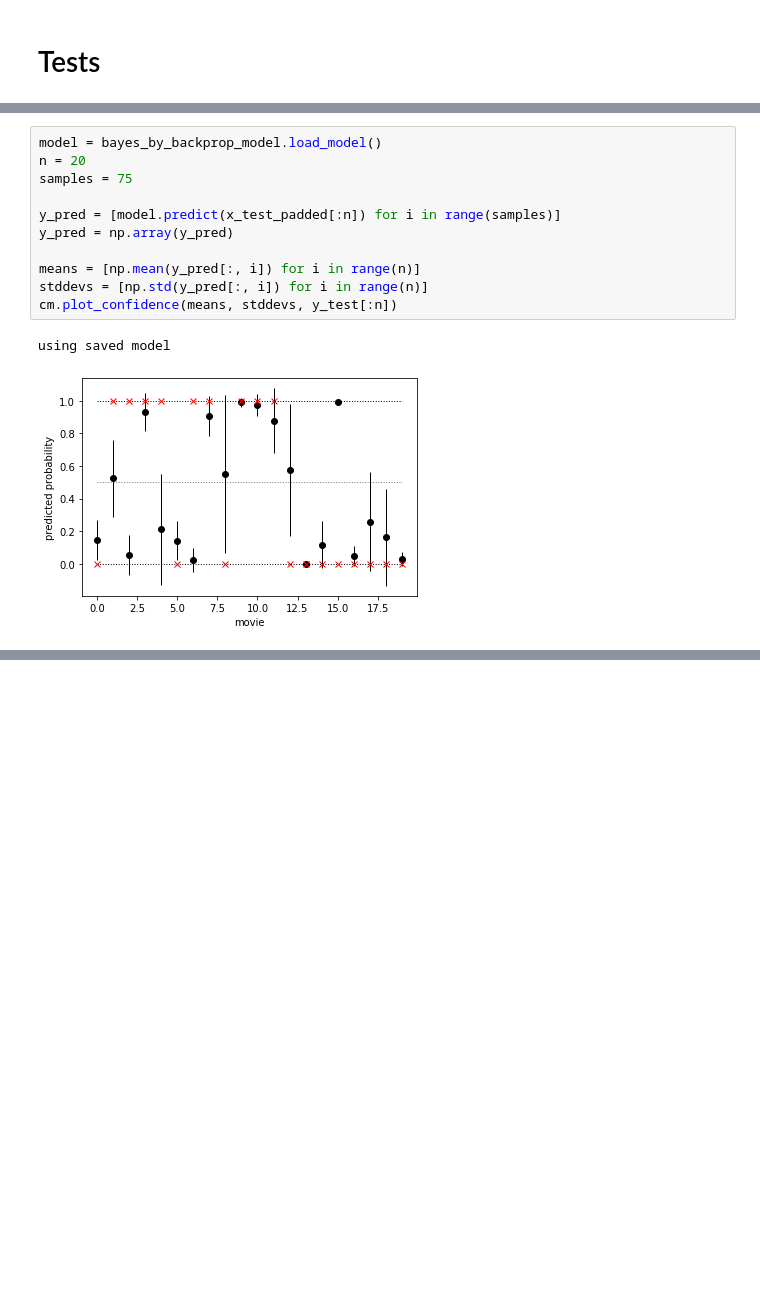
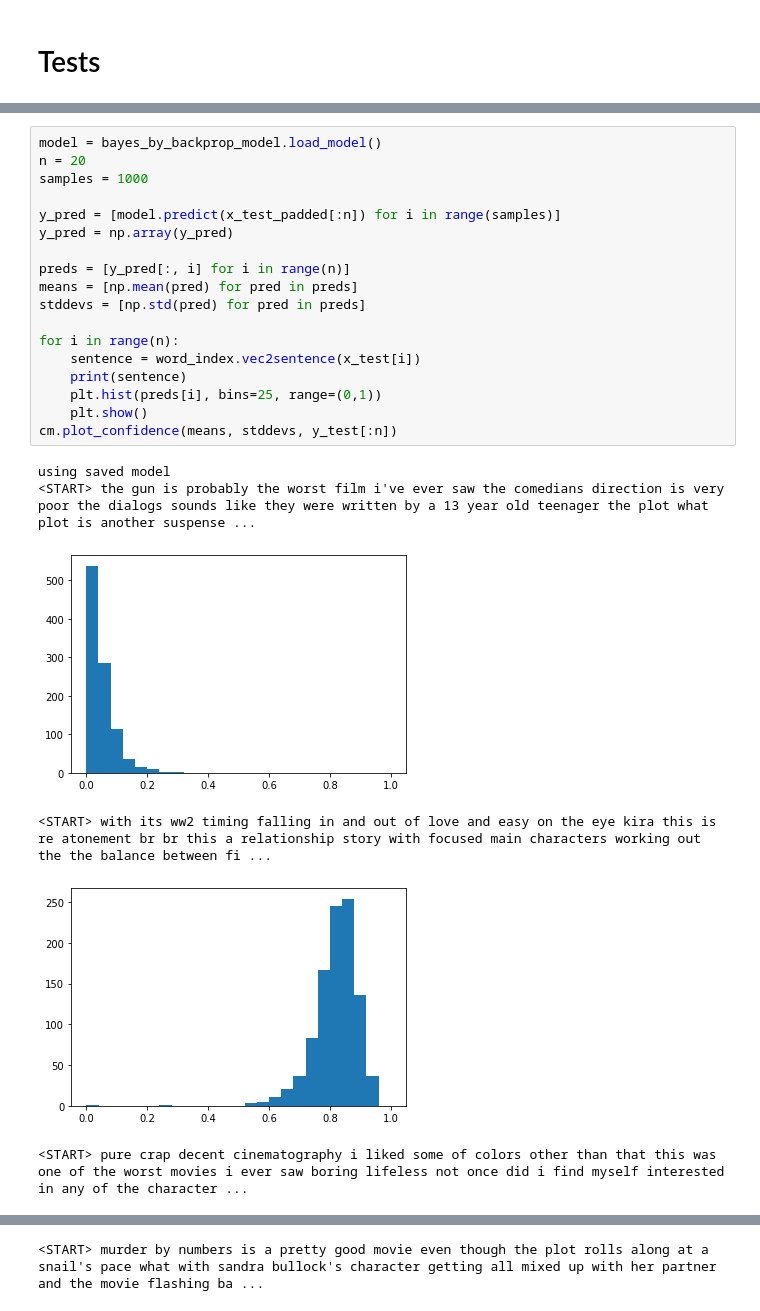
Before and after one commit to tom-schoener/ml-probability, a Jupyter notebook: bayesian_nlp/bnn/bayes_by_backprop.ipynb, the cells around one changed output, grey strips where cells are left out. Saved outputs shown, nothing was run; the diff lists cells and outputs as text; blank space fills up the shorter version.

```diff
--- a/bayesian_nlp/bnn/bayes_by_backprop.ipynb
+++ b/bayesian_nlp/bnn/bayes_by_backprop.ipynb
@@ -161,14 +164,25 @@ Test accuracy: 83.53%
 # %%
 model = bayes_by_backprop_model.load_model()
 n = 20
-samples = 75
+samples = 1000
 
 y_pred = [model.predict(x_test_padded[:n]) for i in range(samples)]
 y_pred = np.array(y_pred)
 
-means = [np.mean(y_pred[:, i]) for i in range(n)]
-stddevs = [np.std(y_pred[:, i]) for i in range(n)]
+preds = [y_pred[:, i] for i in range(n)]
+means = [np.mean(pred) for pred in preds]
+stddevs = [np.std(pred) for pred in preds]
+
+for i in range(n):
+    sentence = word_index.vec2sentence(x_test[i])
+    print(sentence)
+    plt.hist(preds[i], bins=25, range=(0,1))
+    plt.show()
 cm.plot_confidence(means, stddevs, y_test[:n])
 # %% [output]
 using saved model
+<START> the gun is probably the worst film i've ever saw the comedians direction is very poor the dialogs sounds like they were written by a 13 year old teenager the plot what plot is another suspense ...
-[figure, old version]
+[figure, new version]
+<START> with its ww2 timing falling in and out of love and easy on the eye kira this is re atonement br br this a relationship story with focused main characters working out the the balance between fi ...
+[figure, added]
+<START> pure crap decent cinematography i liked some of colors other than that this was one of the worst movies i ever saw boring lifeless not once did i find myself interested in any of the character ...
@@ -174,0 +190 @@ using saved model
+<START> murder by numbers is a pretty good movie even though the plot rolls along at a snail's pace what with sandra bullock's character getting all mixed up with her partner and the movie flashing ba ...
```
Also changed, not shown: parts of 5 cells of this notebook, 3 other files.
